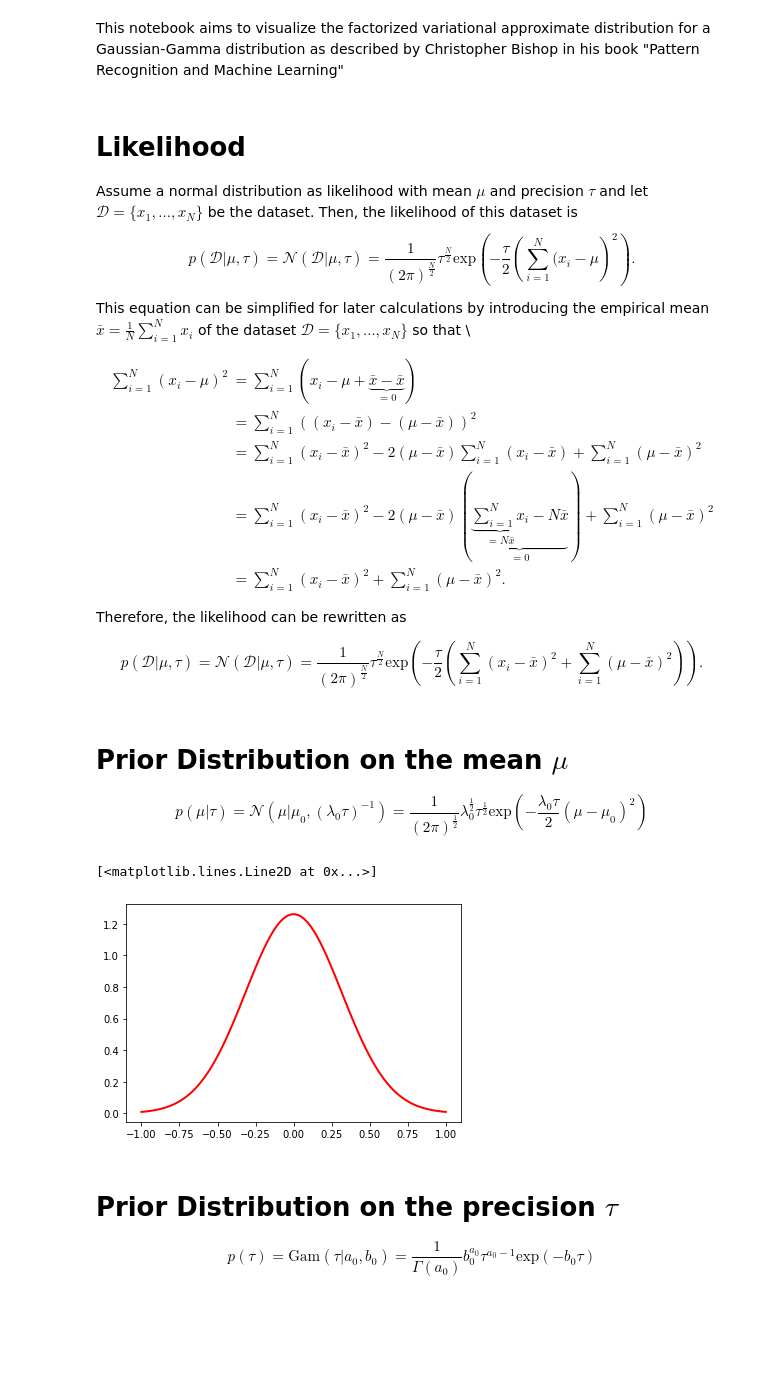
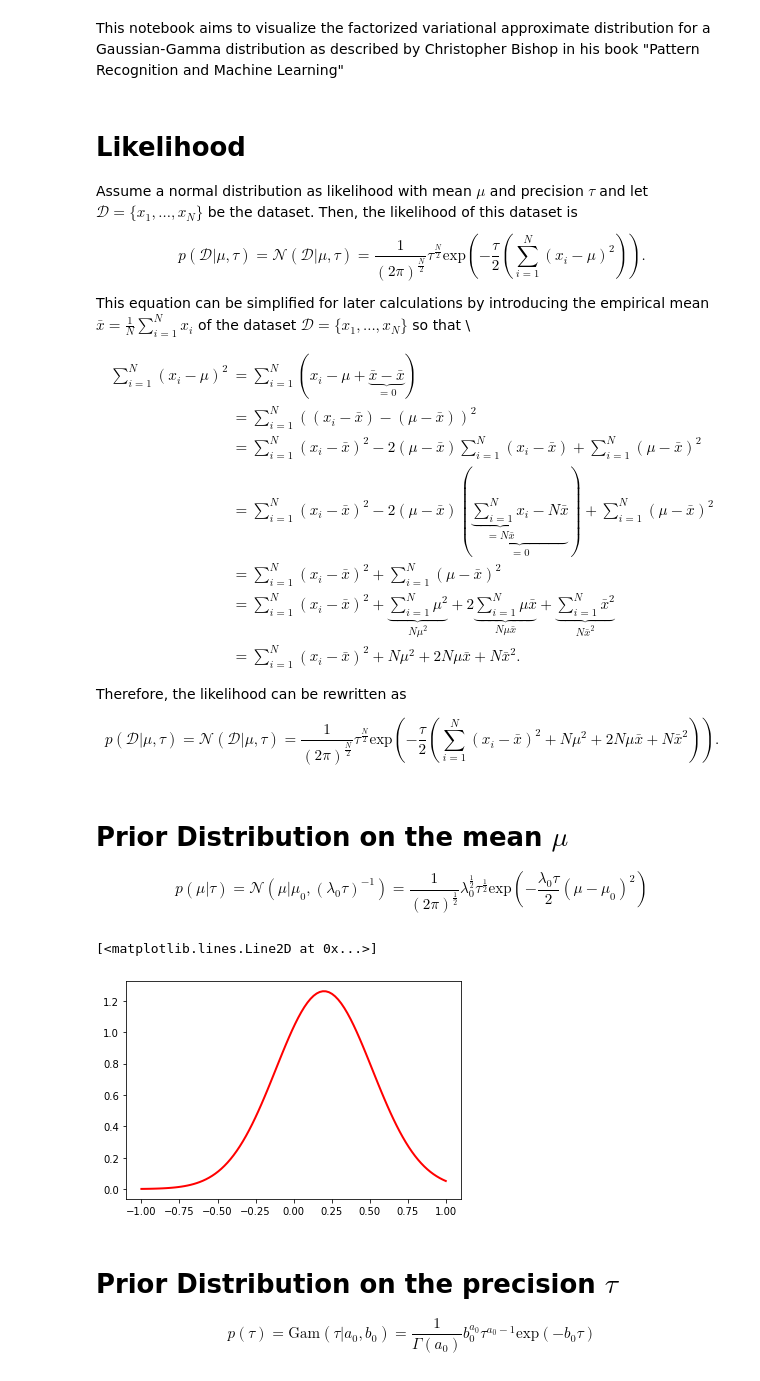
Before and after one commit to fweberling/Variational_Inference, a Jupyter notebook: factorizedVariationalApproximateDistribution.ipynb, the cells around one changed output. Saved outputs shown, nothing was run; the diff lists cells and outputs as text; code cells hidden in the pictures; blank space fills up the shorter version.

```diff
--- a/factorizedVariationalApproximateDistribution.ipynb
+++ b/factorizedVariationalApproximateDistribution.ipynb
@@ -18,7 +18,7 @@ This notebook aims to visualize the factorized variational approximate distribut
 Assume a normal distribution as likelihood with mean $\mu$ and precision $\tau$ and let $\mathcal{D} = \{x_1, ... , x_N\}$ be the dataset. Then, the likelihood of this dataset is
 \
 \begin{equation}
-p\left(\mathcal{D} \rvert \mu, \tau \right) = \mathcal{N}\left(\mathcal{D} \rvert \mu, \tau \right) = \frac{1}{\left(2 \pi\right)^{\frac{N}{2}}} \tau^{\frac{N}{2}} \mathrm{exp}\left(-\frac{\tau}{2}\left(\sum_{i=1}^{N} (x_i - \mu \right)^2 \right).
+p\left(\mathcal{D} \rvert \mu, \tau \right) = \mathcal{N}\left(\mathcal{D} \rvert \mu, \tau \right) = \frac{1}{\left(2 \pi\right)^{\frac{N}{2}}} \tau^{\frac{N}{2}} \mathrm{exp}\left(-\frac{\tau}{2}\left(\sum_{i=1}^{N}\left (x_i - \mu \right)^2 \right)\right).
 \end{equation}
 
 This equation can be simplified for later calculations by introducing the empirical mean $\bar{x} = \frac{1}{N} \sum_{i = 1}^{N} x_i$ of the dataset $\mathcal{D} =\{x_1, ..., x_N \}$ so that \\
@@ -29,14 +29,16 @@ This equation can be simplified for later calculations by introducing the empiri
 &= \sum_{i=1}^{N}\left( \left(x_i - \bar{x} \right) - \left(\mu - \bar{x} \right) \right)^2 \\
 &= \sum_{i=1}^{N}\left(x_i - \bar{x} \right)^2 - 2 \left(\mu - \bar{x}\right) \sum_{i=1}^{N}\left(x_i - \bar{x}\right) + \sum_{i=1}^{N}\left(\mu - \bar{x} \right)^2 \\
 &= \sum_{i=1}^{N}\left(x_i - \bar{x} \right)^2 - 2 \left(\mu - \bar{x}\right) \left( \underbrace{ \underbrace{\sum_{i=1}^{N}x_i}_{=N \bar{x}} - N \bar{x}}_{=0} \right) + \sum_{i=1}^{N}\left(\mu - \bar{x} \right)^2 \\
-&= \sum_{i=1}^{N}\left(x_i - \bar{x} \right)^2 + \sum_{i=1}^{N}\left(\mu - \bar{x} \right)^2.
+&= \sum_{i=1}^{N}\left(x_i - \bar{x} \right)^2 + \sum_{i=1}^{N}\left(\mu - \bar{x} \right)^2 \\
+&= \sum_{i=1}^{N}\left(x_i - \bar{x} \right)^2 + \underbrace{\sum_{i=1}^{N} \mu^2}_{N \mu^2} + 2 \underbrace{\sum_{i=1}^{N} \mu \bar{x}}_{N \mu \bar{x}} + \underbrace{\sum_{i=1}^{N} \bar{x}^2}_{N \bar{x}^2} \\
+&= \sum_{i=1}^{N}\left(x_i - \bar{x} \right)^2 + N \mu^2 + 2 N \mu \bar{x} + N \bar{x}^2.
 \end{aligned}
 \end{equation}
 
 Therefore, the likelihood can be rewritten as
 
 \begin{equation}
-p\left(\mathcal{D} \rvert \mu, \tau \right) = \mathcal{N}\left(\mathcal{D} \rvert \mu, \tau \right) = \frac{1}{\left(2 \pi\right)^{\frac{N}{2}}} \tau^{\frac{N}{2}} \mathrm{exp}\left(-\frac{\tau}{2}\left(\sum_{i=1}^{N}\left(x_i - \bar{x} \right)^2 + \sum_{i=1}^{N}\left(\mu - \bar{x} \right)^2\right) \right).
+p\left(\mathcal{D} \rvert \mu, \tau \right) = \mathcal{N}\left(\mathcal{D} \rvert \mu, \tau \right) = \frac{1}{\left(2 \pi\right)^{\frac{N}{2}}} \tau^{\frac{N}{2}} \mathrm{exp}\left(-\frac{\tau}{2}\left(\sum_{i=1}^{N}\left(x_i - \bar{x} \right)^2 + N \mu^2 + 2 N \mu \bar{x} + N \bar{x}^2\right) \right).
 \end{equation}
 # %%
 x_data = np.linspace(-1, 1, 5)
@@ -50,17 +52,17 @@ p\left(\mu \rvert \tau \right) = \mathcal{N}\left(\mu \rvert \mu_0, \left( \lamb
 \end{equation}
 # %%
 mu_data = np.linspace(-1, 1, 100)
-mu_0 = 0
+mu_0 = 0.2
 lmbda_0 = 1
 tau_dummy = 10
 
 prior_on_mu = norm.pdf(mu_data, loc = mu_0, scale = 1 / np.sqrt(lmbda_0*tau_dummy))
 
 fig, ax = plt.subplots(1, 1)
 ax.plot(mu_data, prior_on_mu,'r-', lw=2, label='prior_on_mu')
 # %% [output]
 [<matplotlib.lines.Line2D at 0x...>]
-[figure, old version]
+[figure, new version]
 # %% [markdown]
 # Prior Distribution on the precision $\tau$
 
```
Also changed, not shown: parts of 3 cells of this notebook.
